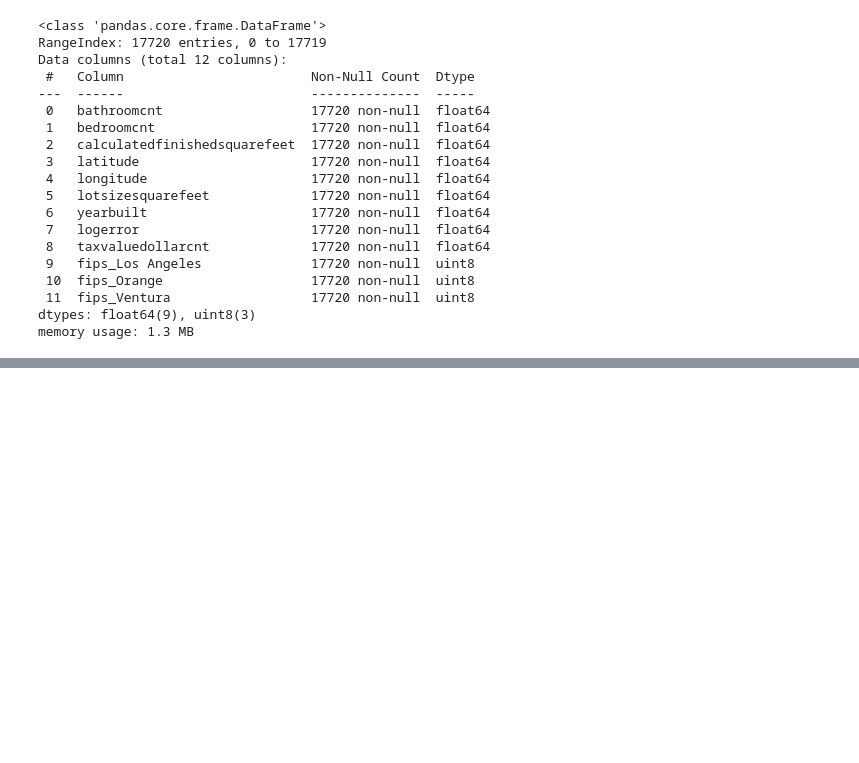
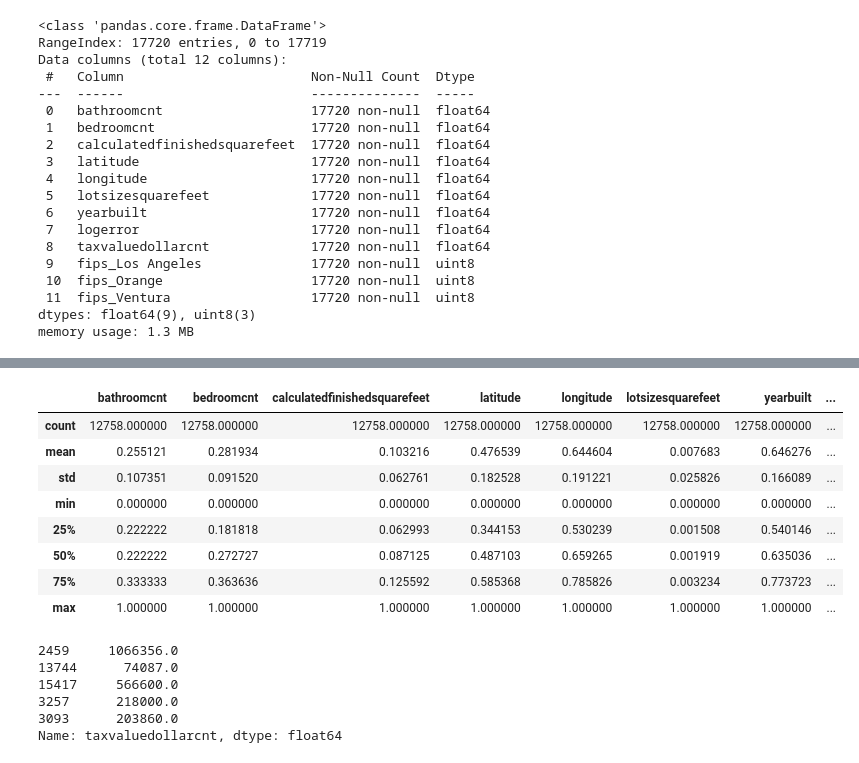
Before and after one commit to Estimating-Home-Value/Predicting-Tax-Assessed-Home-Values, a Jupyter notebook: scratchpad_shi.ipynb, the cells around one changed output, grey strips where cells are left out. Cells and saved outputs as stored; diff of their text form; code cells hidden in the pictures; blank space fills up the shorter version.

Commit message:
zillow2 dataset has been splited and all the features has been scaled

```diff
--- a/scratchpad_shi.ipynb
+++ b/scratchpad_shi.ipynb
@@ -1038,0 +1041,3 @@ memory usage: 1.3 MB
+# %%
+train, validate, test = prepare.split_my_data(zillow2, pct=0.1)
+train.shape, validate.shape, test.shape
@@ -1038,0 +1081,25 @@ memory usage: 1.3 MB
+# %%
+# Create train, validate, test of X and y
+
+X_train = train[['bathroomcnt', 'bedroomcnt', 'calculatedfinishedsquarefeet',
+                'latitude','longitude', 'lotsizesquarefeet',
+                'yearbuilt', 'logerror', 'fips_Los Angeles',
+                'fips_Orange', 'fips_Ventura']]
+
+y_train = train['taxvaluedollarcnt']
+
+X_validate = validate[['bathroomcnt', 'bedroomcnt', 'calculatedfinishedsquarefeet',
+                'latitude','longitude', 'lotsizesquarefeet',
+                'yearbuilt', 'logerror', 'fips_Los Angeles',
+                'fips_Orange', 'fips_Ventura']]
+
+y_validate = validate['taxvaluedollarcnt']
+
+X_test = test[['bathroomcnt', 'bedroomcnt', 'calculatedfinishedsquarefeet',
+                'latitude','longitude', 'lotsizesquarefeet',
+                'yearbuilt', 'logerror', 'fips_Los Angeles',
+                'fips_Orange', 'fips_Ventura']]
+
+y_test = test['taxvaluedollarcnt']
+
+X_train.shape, X_validate.shape, X_test.shape
@@ -1038,0 +1108,5 @@ memory usage: 1.3 MB
+# %%
+# Scale X_train, X_validate, X_test
+
+scaler, X_train_scaled, X_validate_scaled, X_test_scaled = prepare.min_max_scaler(X_train, X_validate, X_test)
+X_train_scaled.shape, X_validate_scaled.shape, X_test_scaled.shape
@@ -1038,0 +1145,21 @@ memory usage: 1.3 MB
+# %%
+X_train_scaled.describe()
+# %% [output]
+|  | bathroomcnt | bedroomcnt | calculatedfinishedsquarefeet | latitude | longitude | lotsizesquarefeet | yearbuilt | ... |
+| count | 12758.000000 | 12758.000000 | 12758.000000 | 12758.000000 | 12758.000000 | 12758.000000 | 12758.000000 | ... |
+| mean | 0.255121 | 0.281934 | 0.103216 | 0.476539 | 0.644604 | 0.007683 | 0.646276 | ... |
+| std | 0.107351 | 0.091520 | 0.062761 | 0.182528 | 0.191221 | 0.025826 | 0.166089 | ... |
+| min | 0.000000 | 0.000000 | 0.000000 | 0.000000 | 0.000000 | 0.000000 | 0.000000 | ... |
+| 25% | 0.222222 | 0.181818 | 0.062993 | 0.344153 | 0.530239 | 0.001508 | 0.540146 | ... |
+| 50% | 0.222222 | 0.272727 | 0.087125 | 0.487103 | 0.659265 | 0.001919 | 0.635036 | ... |
+| 75% | 0.333333 | 0.363636 | 0.125592 | 0.585368 | 0.785826 | 0.003234 | 0.773723 | ... |
+| max | 1.000000 | 1.000000 | 1.000000 | 1.000000 | 1.000000 | 1.000000 | 1.000000 | ... |
+# %%
+y_train.head()
+# %% [output]
+2459     1066356.0
+13744      74087.0
+15417     566600.0
+3257      218000.0
+3093      203860.0
+Name: taxvaluedollarcnt, dtype: float64
```
Also changed, not shown: parts of 9 cells of this notebook.
